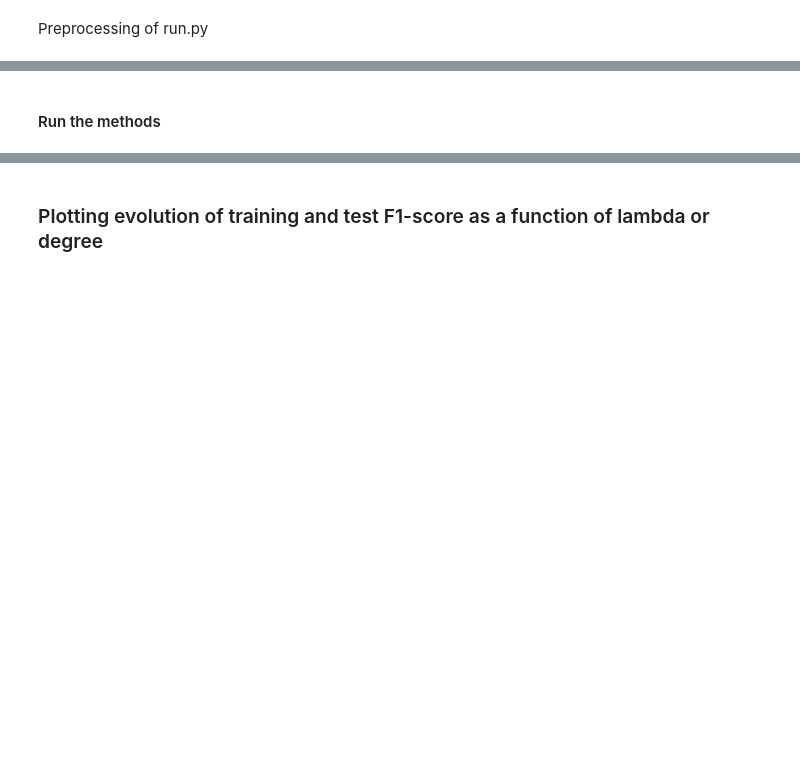
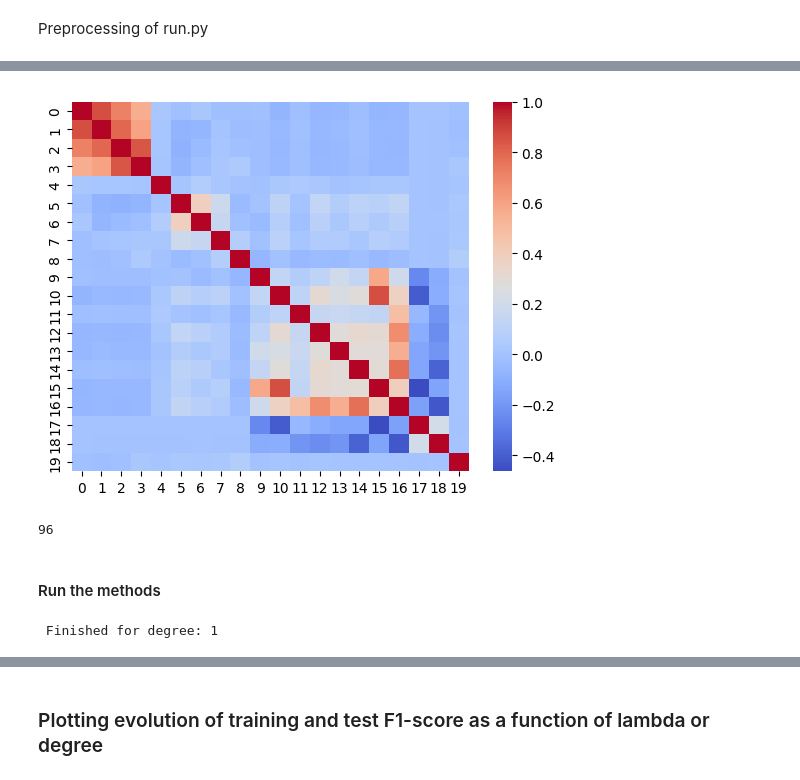
Before and after one commit to Juanito231/ML_Project_1, a Jupyter notebook: first_run.ipynb, the cells around one changed output, grey strips where cells are left out. Drawn from its saved outputs; the diff is of its cells as text; code cells hidden in the pictures; blank space fills up the shorter version.

```diff
--- a/first_run.ipynb
+++ b/first_run.ipynb
@@ -60,11 +79,8 @@ for key, val in feature_correlation_dict.items():
 # %%
-# Sort the dictionary by value in descending order
-max_corrr_feature_dict = {k: v for k, v in sorted(max_corrr_feature_dict.items(), key=lambda item: item[1], reverse=True)}
-
 features_to_drop = []
 for key in max_corrr_feature_dict.keys():
     features_to_drop.append(key)
-    if len(features_to_drop) == 44:
+    if len(features_to_drop) == 30:
         break
 
 # Define features to keep
@@ -165,19 +181,13 @@ standardized_test = standardize_data(reduced_mean_test)
-# %%
-# Replace NaNs with medians
-reduced_median = replace_NaN(reduced_data, method='median')
-reduced_median_test = replace_NaN(reduced_test, method='median')
-
-#Remove feautures with index
-indeces_to_remove = [43, 52, 53, 57, 61,62, 77, 81, 82]
-reduced_median = np.delete(reduced_median, indeces_to_remove, 1)
-reduced_x_test = np.delete(reduced_test, indeces_to_remove, 1)
-
-#Remove these values from reduced_features_2
-reduced_features_2 = [reduced_features_2[i] for i in range(len(reduced_features_2)) if i not in indeces_to_remove]
-
-# Standardize the data
-std_x_med = standardize_data(reduced_median)
-std_test_med = standardize_data(reduced_median_test)
+# %%
+# plt.figure(figsize=(20,20))
+sns.heatmap(np.corrcoef(reduced_median[:, 70:90].T), cmap="coolwarm")
+plt.show()
+# %% [output]
+[figure, added]
+# %%
+len(reduced_features_2)
+# %% [output]
+96
 # %% [markdown]
 #### Run the methods
 # %%
@@ -191,7 +201,7 @@ from cross_validation import *
 seed = 12
 degrees = [1]
 k_fold = 4
-lambdas = np.arange(0.0,0.5,0.01)
+lambdas = np.arange(0,0.51,0.01)
 gamma = 0.5
 max_iters = 50
 initial_w = np.zeros(NB_COL)
@@ -226,6 +236,8 @@ ind_best =  np.nanargmax(best_F1s)
 best_degree = degrees[ind_best]
 best_lambda = best_lambdas[ind_best]
 best_F1 = best_F1s[ind_best]
+# %% [output]
+ Finished for degree: 1
 # %%
 print(best_degree)
 print(best_lambda)
```
Also changed, not shown: parts of 11 cells of this notebook, 1 other file.
